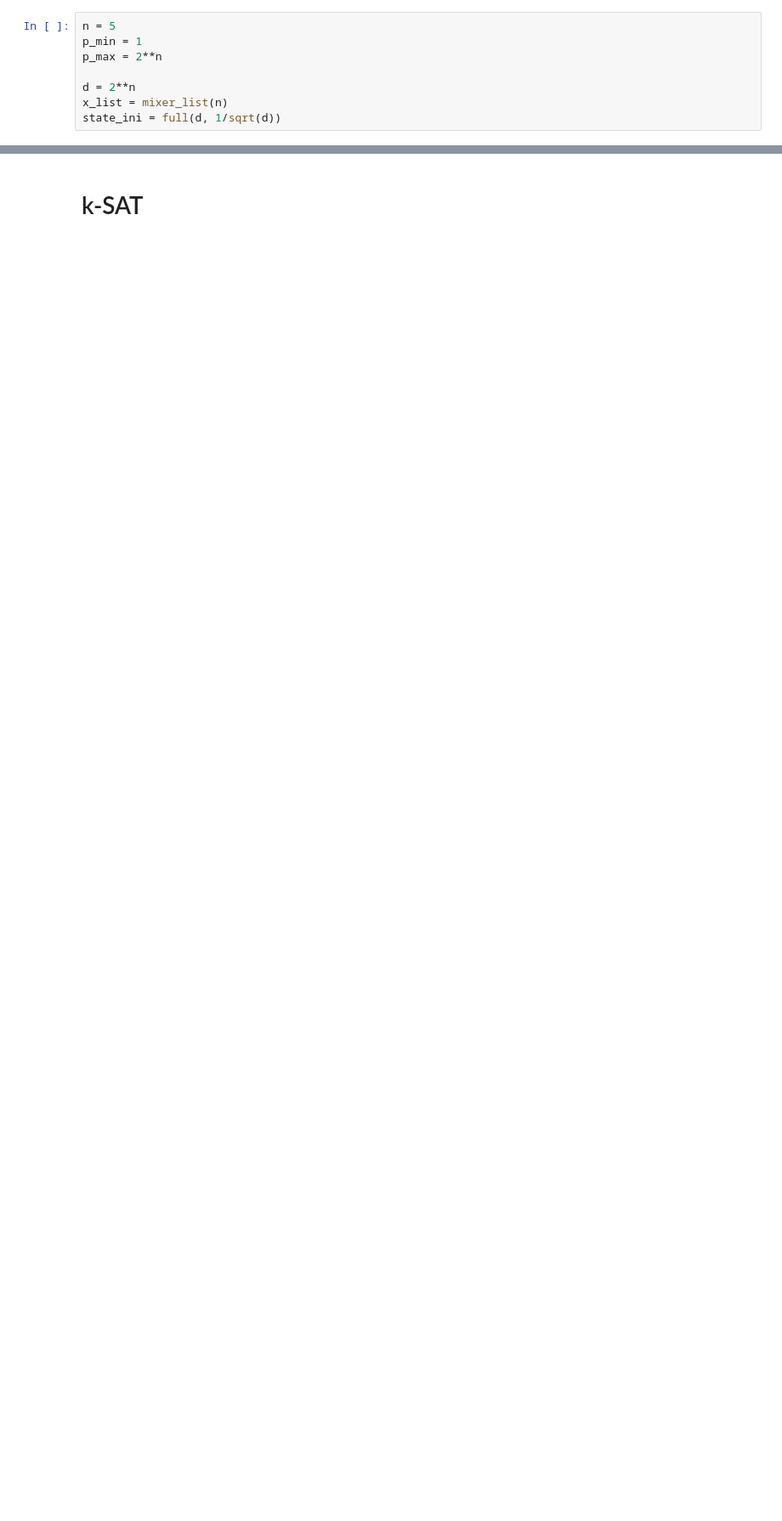
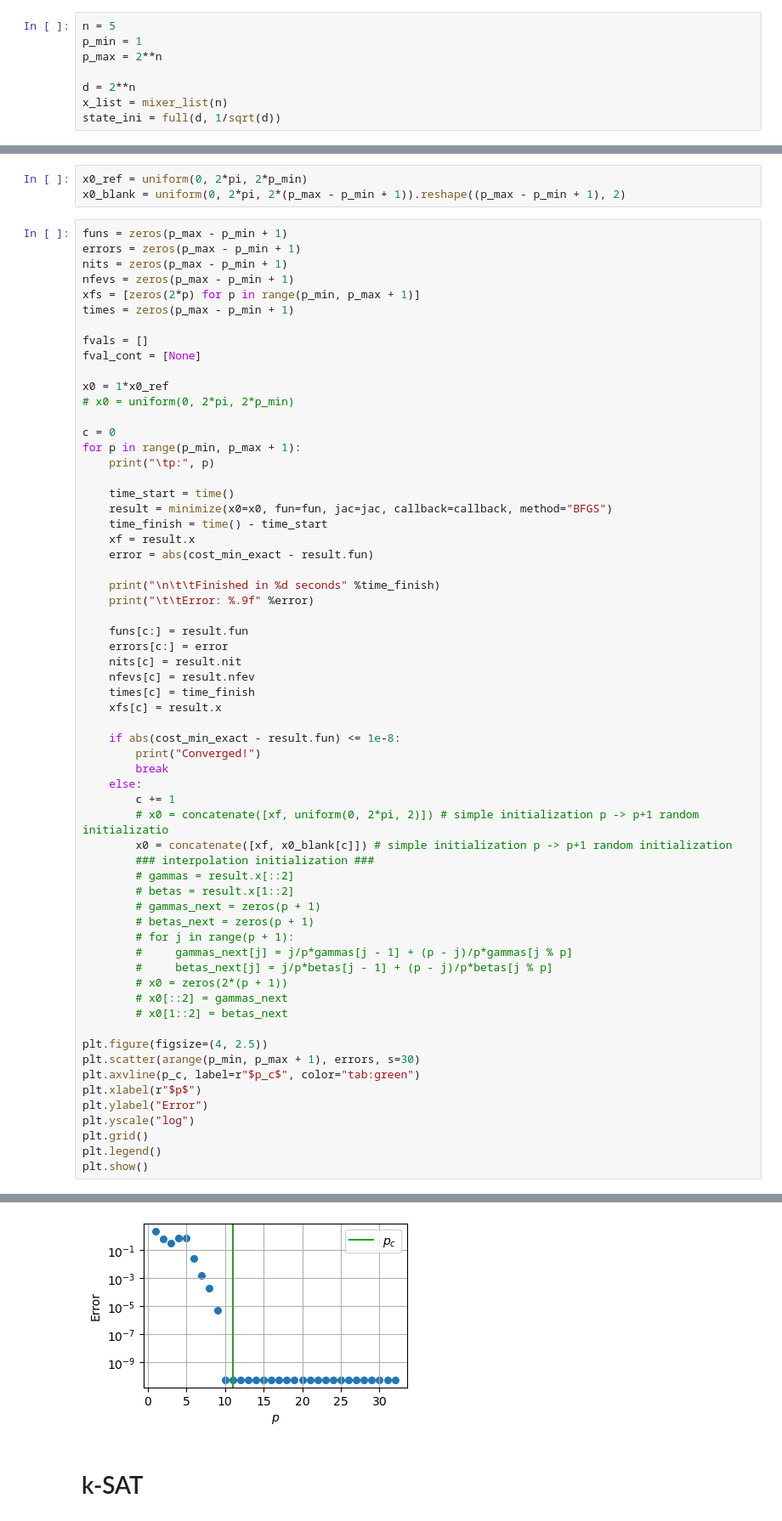
Before and after one commit to kardashin/qaoa-qfi, a Jupyter notebook: QAOA-QFI-minimal.ipynb, the cells around one changed output, grey strips where cells are left out. Shown at 85% size. Drawn from its saved outputs; the diff is of its cells as text; blank space fills up the shorter version.

```diff
--- a/QAOA-QFI-minimal.ipynb
+++ b/QAOA-QFI-minimal.ipynb
@@ -315,0 +273,66 @@ plt.show()
+# %%
+x0_ref = uniform(0, 2*pi, 2*p_min)
+x0_blank = uniform(0, 2*pi, 2*(p_max - p_min + 1)).reshape((p_max - p_min + 1), 2)
+# %%
+funs = zeros(p_max - p_min + 1)
+errors = zeros(p_max - p_min + 1)
+nits = zeros(p_max - p_min + 1)
+nfevs = zeros(p_max - p_min + 1)
+xfs = [zeros(2*p) for p in range(p_min, p_max + 1)]
+times = zeros(p_max - p_min + 1)
+
+fvals = []
+fval_cont = [None]
+
+x0 = 1*x0_ref
+# x0 = uniform(0, 2*pi, 2*p_min)
+
+c = 0
+for p in range(p_min, p_max + 1):
+    print("\tp:", p)
+
+    time_start = time()
+    result = minimize(x0=x0, fun=fun, jac=jac, callback=callback, method="BFGS")
+    time_finish = time() - time_start
+    xf = result.x
+    error = abs(cost_min_exact - result.fun)
+
+    print("\n\t\tFinished in %d seconds" %time_finish)
+    print("\t\tError: %.9f" %error)
+
+    funs[c:] = result.fun
+    errors[c:] = error
+    nits[c] = result.nit
+    nfevs[c] = result.nfev
+    times[c] = time_finish
+    xfs[c] = result.x
+
+    if abs(cost_min_exact - result.fun) <= 1e-8:
+        print("Converged!")
+        break
+    else:
+        c += 1
+        # x0 = concatenate([xf, uniform(0, 2*pi, 2)]) # simple initialization p -> p+1 random initializatio
+        x0 = concatenate([xf, x0_blank[c]]) # simple initialization p -> p+1 random initialization
+        ### interpolation initialization ###
+        # gammas = result.x[::2]
+        # betas = result.x[1::2]
+        # gammas_next = zeros(p + 1)
+        # betas_next = zeros(p + 1)
+        # for j in range(p + 1):
+        #     gammas_next[j] = j/p*gammas[j - 1] + (p - j)/p*gammas[j % p]
+        #     betas_next[j] = j/p*betas[j - 1] + (p - j)/p*betas[j % p]
+        # x0 = zeros(2*(p + 1))
+        # x0[::2] = gammas_next
+        # x0[1::2] = betas_next
+
+plt.figure(figsize=(4, 2.5))
+plt.scatter(arange(p_min, p_max + 1), errors, s=30)
+plt.axvline(p_c, label=r"$p_c$", color="tab:green")
+plt.xlabel(r"$p$")
+plt.ylabel("Error")
+plt.yscale("log")
+plt.grid()
+plt.legend()
+plt.show()
+# %% [output]
@@ -316,3 +356,4 @@ plt.show()
+[figure, added]
 # %% [markdown]
 # k-SAT
 # %%
```
Also changed, not shown: parts of 5 cells of this notebook, 1 other file.
